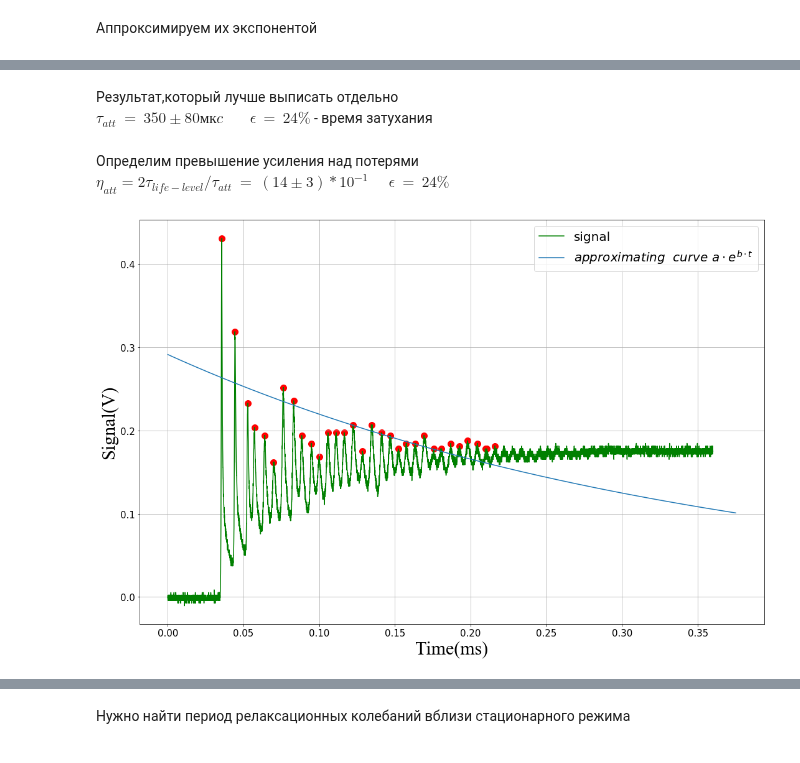
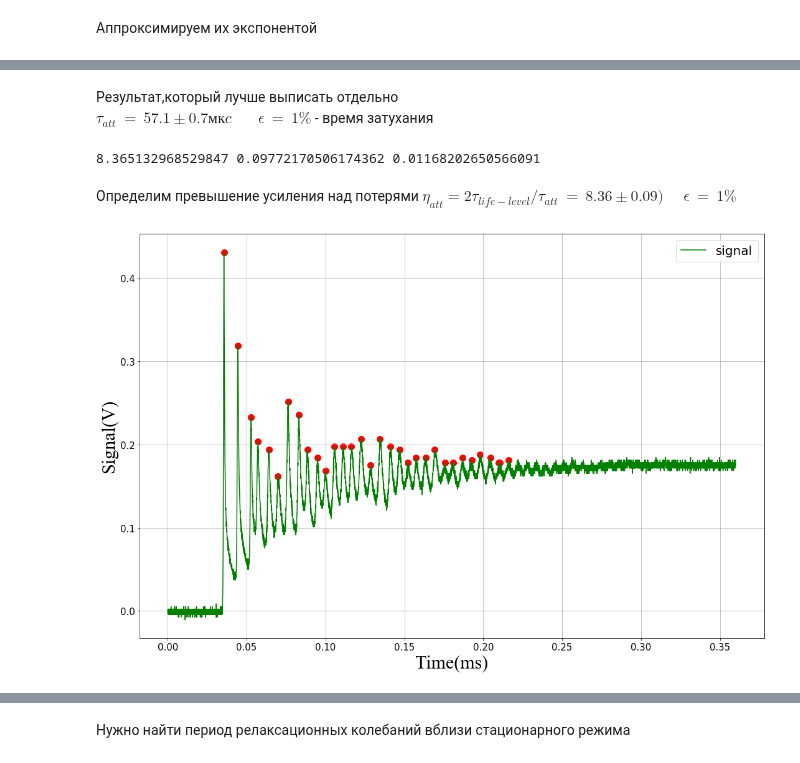
Before and after one commit to starosta39/laboratory_work, a Jupyter notebook: neodymium_laser/Neodymium_laser.ipynb, the cells around one changed output, grey strips where cells are left out. Cells and saved outputs as stored; diff of their text form; code cells hidden in the pictures.

```diff
--- a/neodymium_laser/Neodymium_laser.ipynb
+++ b/neodymium_laser/Neodymium_laser.ipynb
@@ -142,29 +190,32 @@ print(tau_att, Delta_tau_att, delta_tau_att)
 # %% [markdown]
 Результат,который лучше выписать отдельно<br>
-$\tau_{att}~=~350\pm 80 мкc~~~~~~~~ \epsilon~=~ 24\%$ - время затухания
+$\tau_{att}~=~57.1\pm 0.7 мкc~~~~~~~~ \epsilon~=~ 1\%$ - время затухания
 # %%
 eta_att = 2 * tau_life_level / tau_att
 Delta_eta_att =  eta_att * math.sqrt(delta_tau_att**2 + delta_tau_life_level**2 )
 delta_eta_att = Delta_eta_att / eta_att
+print(eta_att, Delta_eta_att,delta_eta_att )
+# %% [output]
+8.365132968529847 0.09772170506174362 0.01168202650566091
 # %% [markdown]
-Определим превышение усиления над потерями $\eta_{att} = 2\tau_{life-level}/\tau_{att} ~=~ (14\pm 3)*10^{-1} ~~~~~~\epsilon~=~ 24\%$
+Определим превышение усиления над потерями $\eta_{att} = 2\tau_{life-level}/\tau_{att} ~=~ 8.36\pm 0.09) ~~~~~~\epsilon~=~ 1\%$
 # %%
 time_coef = 1e+3
 right_range = 9000
 # %%
 #первичный график
 fig = plt.figure(figsize=(15, 10))
 ax = fig.add_subplot(1,1,1)
 ax.set_xlabel('Time(ms)',{'fontname':'Times New Roman'},fontweight='light',color='k', fontsize=30)
 ax.set_ylabel("Signal(V)",{'fontname':'Times New Roman'},fontweight='light',color='k', fontsize=30)
 ax.plot(time_relax[:right_range]*time_coef,  signal_relax[:right_range], c = 'g',label = "signal")
-ax.plot(approx_relax_time[:right_range]*time_coef, c*np.exp(d*approx_relax_time)[:right_range], label = "$approximating~~curve~a\cdot e^{b\cdot t}$")
+# ax.plot(approx_relax_time[:right_range]*time_coef, c*np.exp(d*approx_relax_time)[:right_range], label = "$approximating~~curve~a\cdot e^{b\cdot t}$")
 for i in range(len(max_ind_relax)):
     ax.scatter(max_time_relax[i]*time_coef, max_signal_relax[i],color='red', s=100, marker='o'  )
 ax.legend(fontsize=20)
 plt.tight_layout()
 plt.tick_params(axis='both', which='major', labelsize=15)
 ax.grid()
 plt.savefig(save_path + "\\" + "full_graph_life_oor.jpg")
 # %% [output]
-[figure, old version]
+[figure, new version]
```
Also changed, not shown: parts of 14 cells of this notebook, 8 other files.
